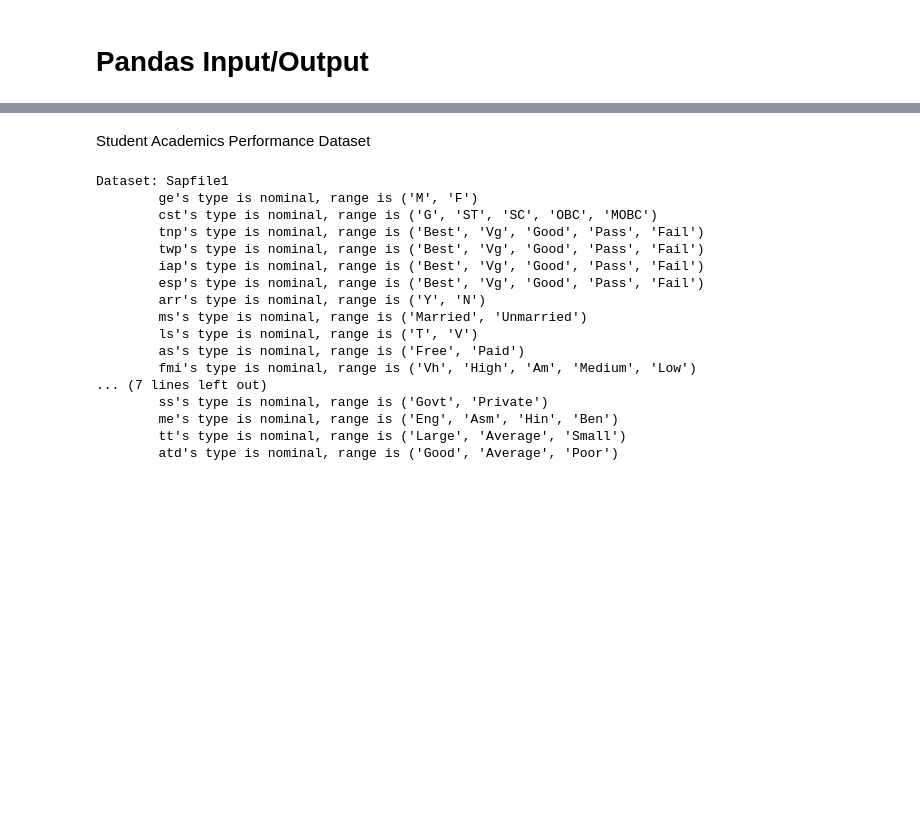
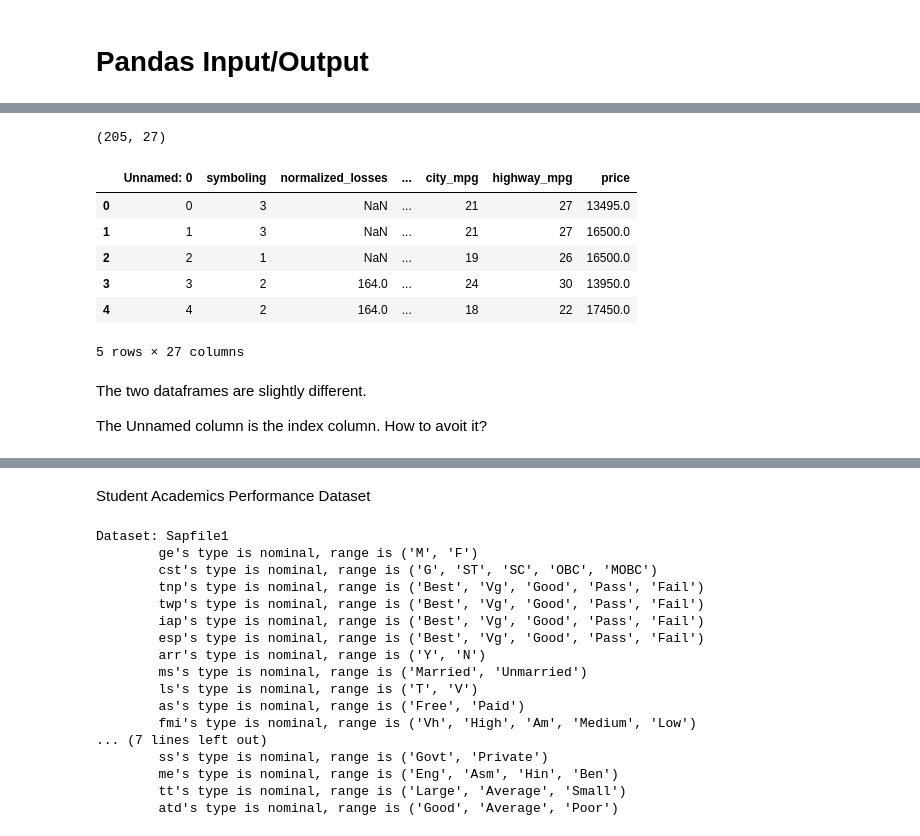
Before and after one commit to Goliath-Research/Introduction-to-Data-Science, a Jupyter notebook: 04-Introduction to Pandas/06-Input-Output.ipynb, the cells around one changed output, grey strips where cells are left out. Cells and saved outputs as stored; diff of their text form; code cells hidden in the pictures; blank space fills up the shorter version.

```diff
--- a/04-Introduction to Pandas/06-Input-Output.ipynb
+++ b/04-Introduction to Pandas/06-Input-Output.ipynb
@@ -105,0 +62,18 @@ dfcar.head()
+# %%
+# Readi8ng the local copy
+df2_auto = pd.read_csv('auto.csv')
+print(df2_auto.shape)
+df2_auto.head()
+# %% [output]
+(205, 27)
+|  | Unnamed: 0 | symboling | normalized_losses | ... | city_mpg | highway_mpg | price |
+| 0 | 0 | 3 | NaN | ... | 21 | 27 | 13495.0 |
+| 1 | 1 | 3 | NaN | ... | 21 | 27 | 16500.0 |
+| 2 | 2 | 1 | NaN | ... | 19 | 26 | 16500.0 |
+| 3 | 3 | 2 | 164.0 | ... | 24 | 30 | 13950.0 |
+| 4 | 4 | 2 | 164.0 | ... | 18 | 22 | 17450.0 |
+5 rows × 27 columns
+# %% [markdown]
+The two dataframes are slightly different.
+
+The Unnamed column is the index column. How to avoit it?
```
Also changed, not shown: parts of 41 cells of this notebook, 1 other file.
